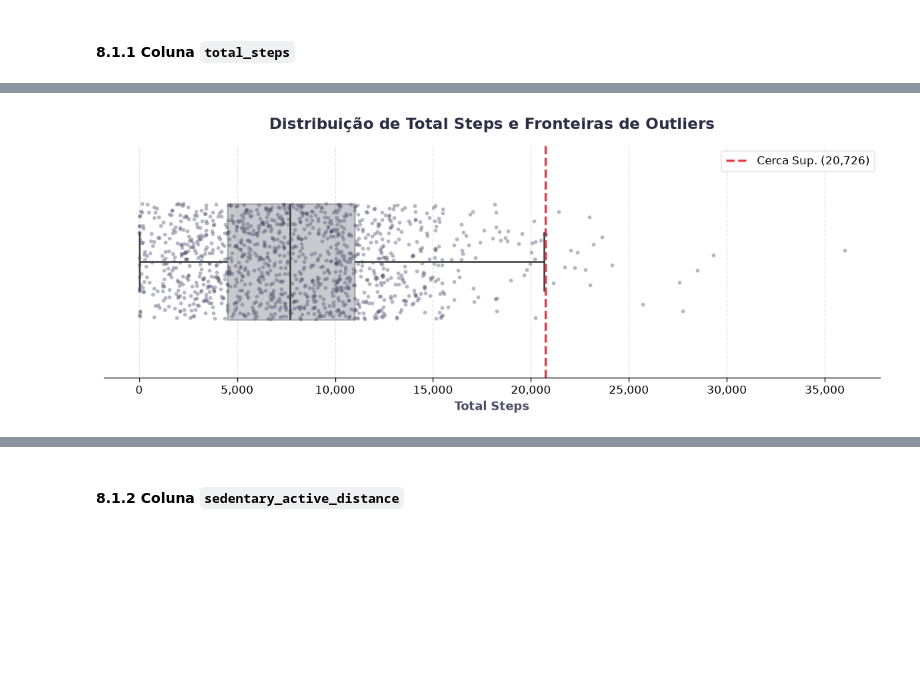
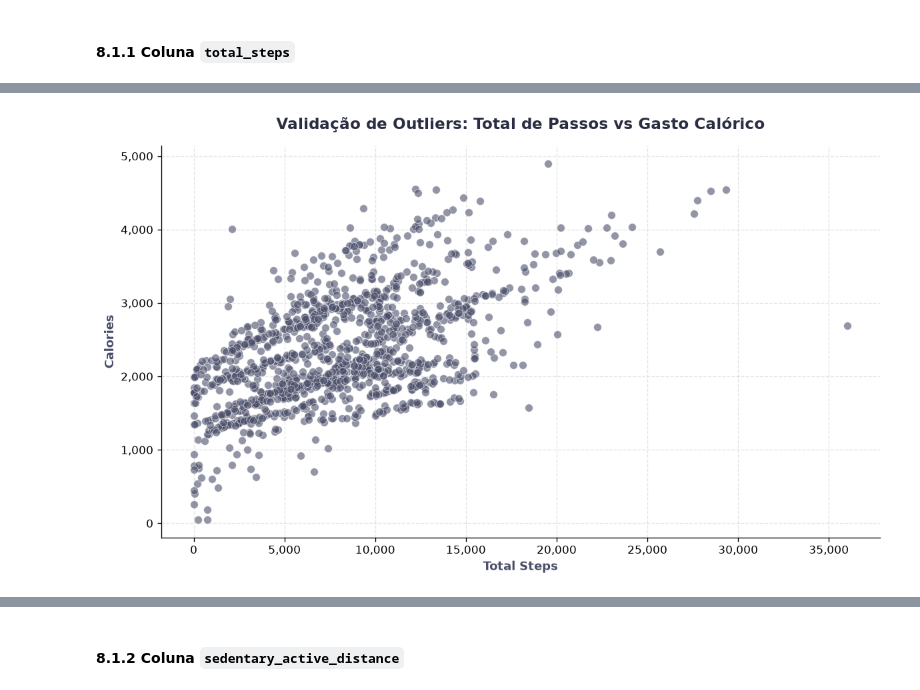
Before and after one commit to AleCecilio/bellabeat_data_analysis, a Jupyter notebook: notebooks/02_data_cleaning.ipynb, the cells around one changed output, grey strips where cells are left out. Drawn from its saved outputs; the diff is of its cells as text; code cells hidden in the pictures; blank space fills up the shorter version.

```diff
--- a/notebooks/02_data_cleaning.ipynb
+++ b/notebooks/02_data_cleaning.ipynb
@@ -890,12 +901,12 @@ _, limite_sup = calculate_limits_iqr(dfs['daily_activity'], 'total_steps')
 # %%
-# Gera o gráfico de Outliers (Boxplot + Stripplot) evidenciando as fronteiras de outliers
-outlier_plot(
-    df_plot=dfs['daily_activity'],
-    coluna='total_steps',
-    cerca_superior=limite_sup
+validation_scatter_plot(
+    df=dfs['daily_activity'],
+    coluna_x='total_steps',
+    coluna_y='calories',
+    titulo="Validação de Outliers: Total de Passos vs Gasto Calórico"
 )
 # %% [output]
-[figure, old version]
+[figure, new version]
 # %%
 # Lista de colunas para análise detalhada
 colunas_analise_steps=[
```
Also changed, not shown: parts of 34 cells of this notebook, 1 other file.
